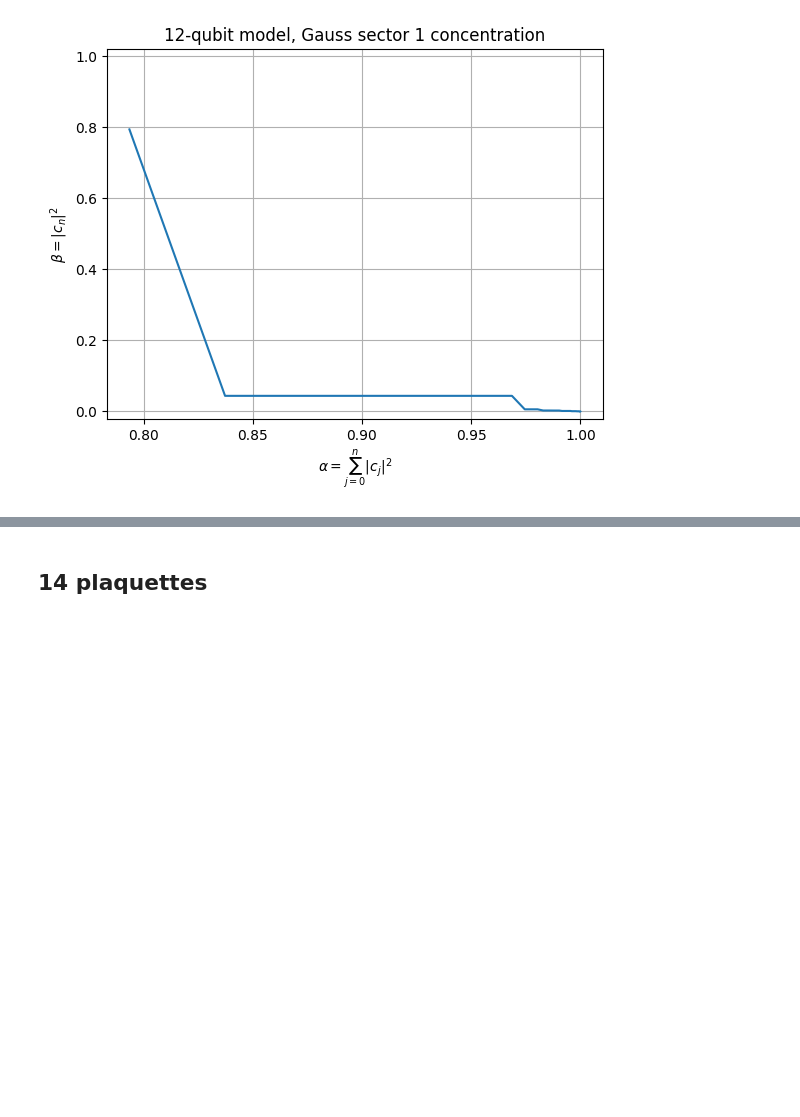
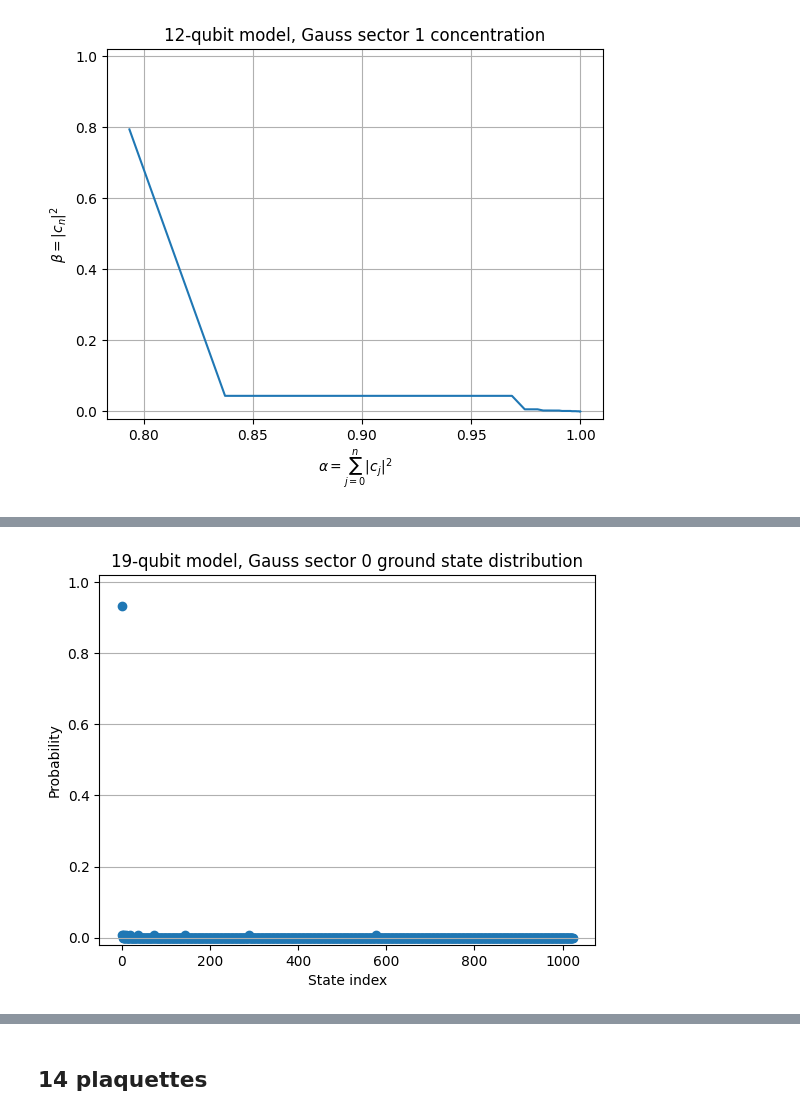
Before and after one commit to UTokyo-ICEPP/heavyhex-qft, a Jupyter notebook: notebooks/triangular_z2.ipynb, the cells around one changed output, grey strips where cells are left out. Saved outputs shown, nothing was run; the diff lists cells and outputs as text; code cells hidden in the pictures; blank space fills up the shorter version.

```diff
--- a/notebooks/triangular_z2.ipynb
+++ b/notebooks/triangular_z2.ipynb
@@ -184,0 +218,10 @@ plt.grid(True)
+# %%
+gs_probs = np.square(np.abs(evecs[:, 0]))
+plt.scatter(indices, gs_probs)
+plt.title('19-qubit model, Gauss sector 0 ground state distribution')
+plt.xlabel('State index')
+plt.ylabel('Probability')
+plt.ylim(-0.02, 1.02)
+plt.grid(True, axis='y')
+# %% [output]
+[figure, added]
```
Also changed, not shown: parts of 13 cells of this notebook.
